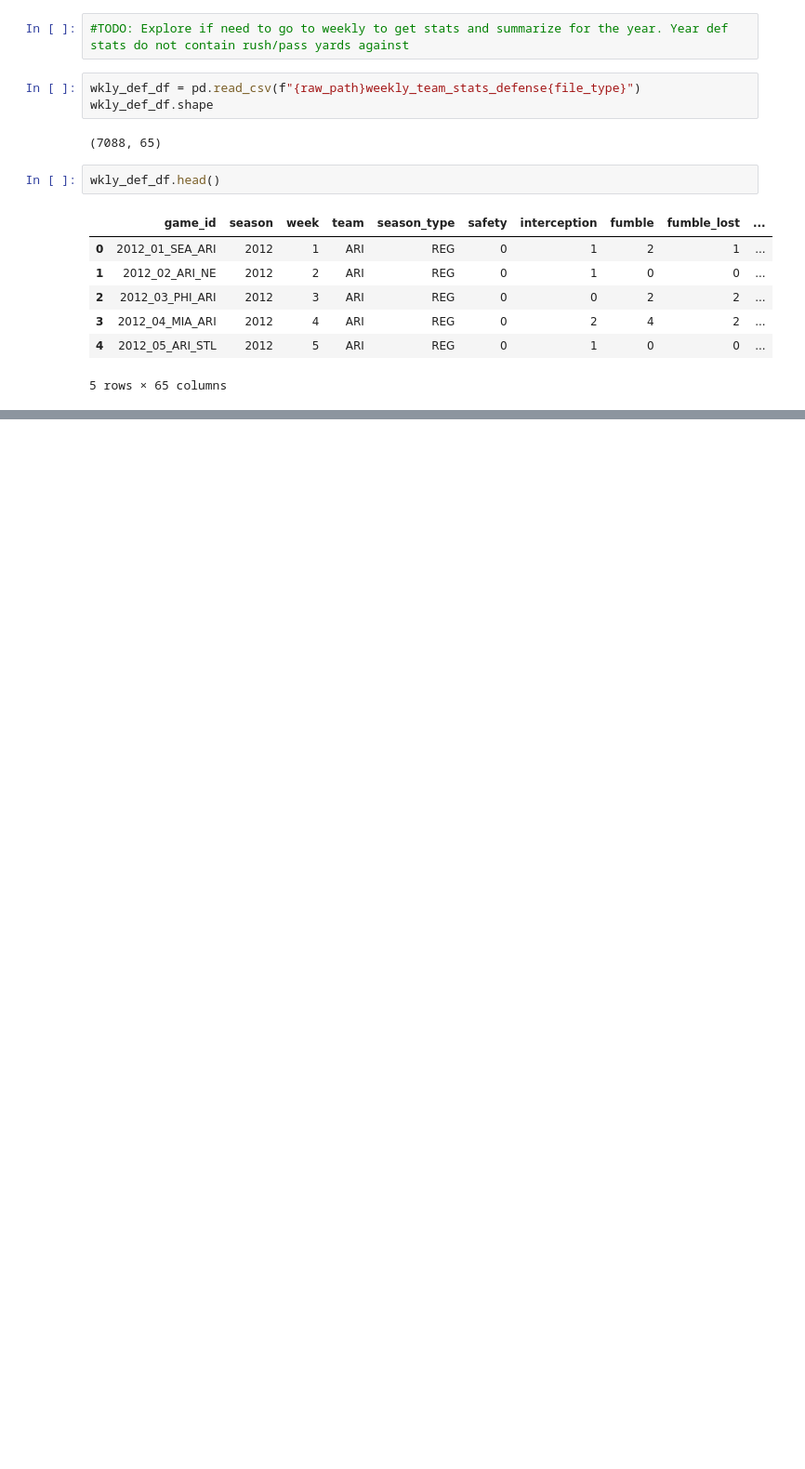
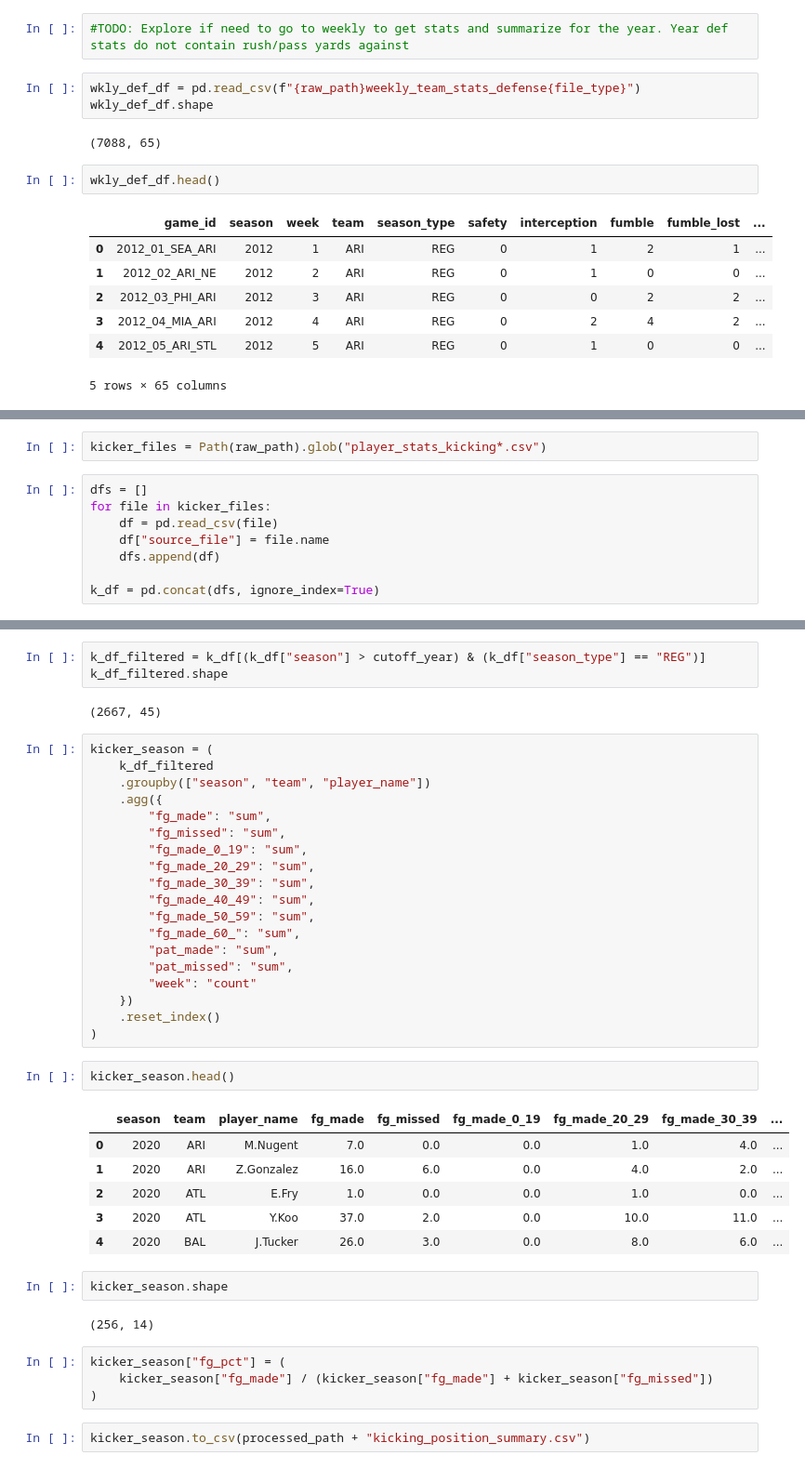
Before and after one commit to jsween/FFBDraft, a Jupyter notebook: DataProcessing.ipynb, the cells around one changed output, grey strips where cells are left out. Shown at 93% size. Drawn from its saved outputs; the diff is of its cells as text; blank space fills up the shorter version.

Commit message:
add kicker data

```diff
--- a/DataProcessing.ipynb
+++ b/DataProcessing.ipynb
@@ -139,0 +143,10 @@ wkly_def_df.head()
+# %%
+kicker_files = Path(raw_path).glob("player_stats_kicking*.csv")
+# %%
+dfs = []
+for file in kicker_files:
+    df = pd.read_csv(file)
+    df["source_file"] = file.name
+    dfs.append(df)
+
+k_df = pd.concat(dfs, ignore_index=True)
@@ -139,0 +167,43 @@ wkly_def_df.head()
+# %%
+k_df_filtered = k_df[(k_df["season"] > cutoff_year) & (k_df["season_type"] == "REG")]
+k_df_filtered.shape
+# %% [output]
+(2667, 45)
+# %%
+kicker_season = (
+    k_df_filtered
+    .groupby(["season", "team", "player_name"])
+    .agg({
+        "fg_made": "sum",
+        "fg_missed": "sum",
+        "fg_made_0_19": "sum",
+        "fg_made_20_29": "sum",
+        "fg_made_30_39": "sum",
+        "fg_made_40_49": "sum",
+        "fg_made_50_59": "sum",
+        "fg_made_60_": "sum",
+        "pat_made": "sum",
+        "pat_missed": "sum",
+        "week": "count"
+    })
+    .reset_index()
+)
+# %%
+kicker_season.head()
+# %% [output]
+|  | season | team | player_name | fg_made | fg_missed | fg_made_0_19 | fg_made_20_29 | fg_made_30_39 | ... |
+| 0 | 2020 | ARI | M.Nugent | 7.0 | 0.0 | 0.0 | 1.0 | 4.0 | ... |
+| 1 | 2020 | ARI | Z.Gonzalez | 16.0 | 6.0 | 0.0 | 4.0 | 2.0 | ... |
+| 2 | 2020 | ATL | E.Fry | 1.0 | 0.0 | 0.0 | 1.0 | 0.0 | ... |
+| 3 | 2020 | ATL | Y.Koo | 37.0 | 2.0 | 0.0 | 10.0 | 11.0 | ... |
+| 4 | 2020 | BAL | J.Tucker | 26.0 | 3.0 | 0.0 | 8.0 | 6.0 | ... |
+# %%
+kicker_season.shape
+# %% [output]
+(256, 14)
+# %%
+kicker_season["fg_pct"] = (
+    kicker_season["fg_made"] / (kicker_season["fg_made"] + kicker_season["fg_missed"])
+)
+# %%
+kicker_season.to_csv(processed_path + "kicking_position_summary.csv")
```
Also changed, not shown: parts of 5 cells of this notebook.
